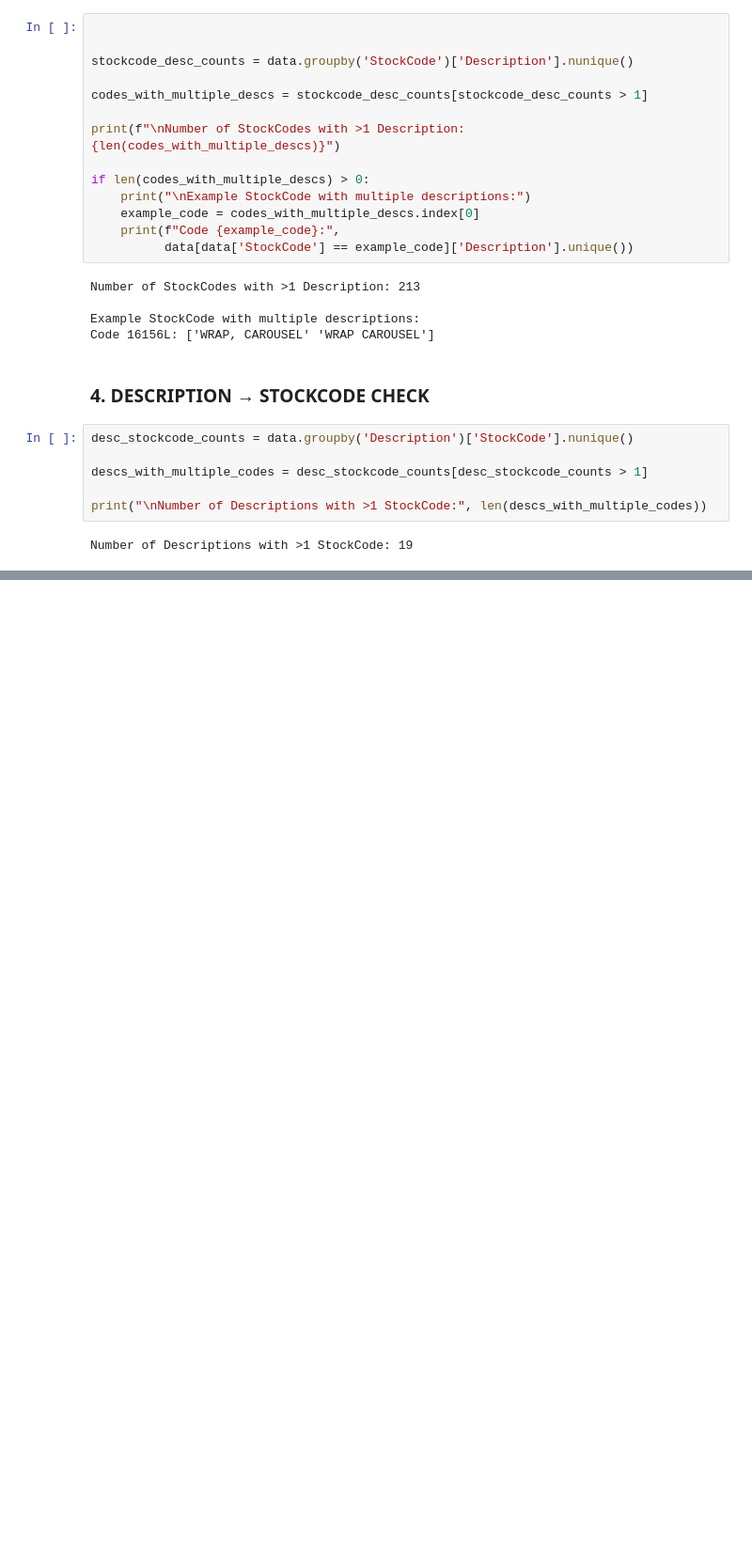
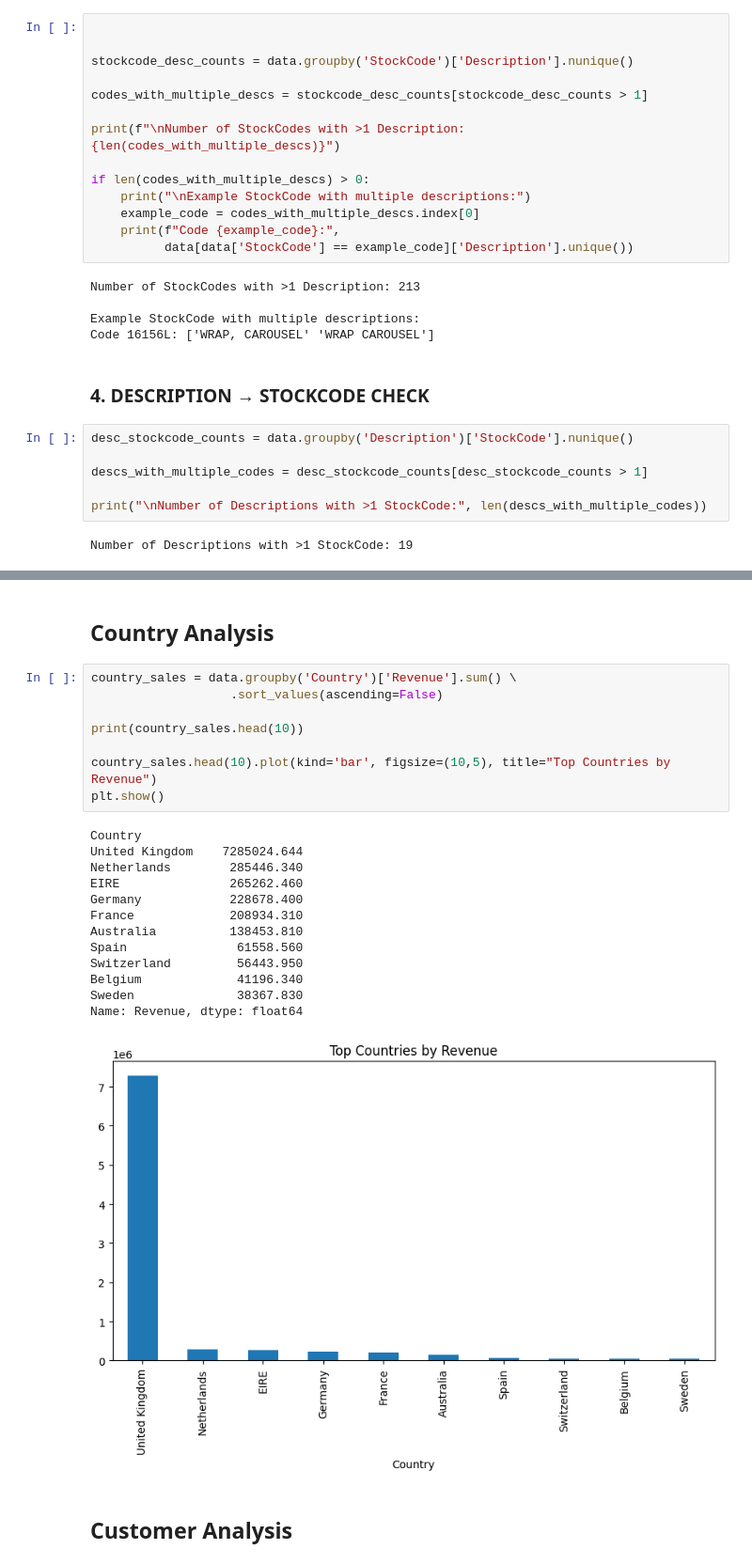
Before and after one commit to Betina-Kuriakose/FUTURE_DS_01, a Jupyter notebook: src/analysis.ipynb, the cells around one changed output, grey strips where cells are left out. Shown at 94% size. Cells and saved outputs as stored; diff of their text form; blank space fills up the shorter version.

```diff
--- a/src/analysis.ipynb
+++ b/src/analysis.ipynb
@@ -230,0 +255,26 @@ Number of Descriptions with >1 StockCode: 19
+# %% [markdown]
+## Country Analysis
+# %%
+country_sales = data.groupby('Country')['Revenue'].sum() \
+                   .sort_values(ascending=False)
+
+print(country_sales.head(10))
+
+country_sales.head(10).plot(kind='bar', figsize=(10,5), title="Top Countries by Revenue")
+plt.show()
+# %% [output]
+Country
+United Kingdom    7285024.644
+Netherlands        285446.340
+EIRE               265262.460
+Germany            228678.400
+France             208934.310
+Australia          138453.810
+Spain               61558.560
+Switzerland         56443.950
+Belgium             41196.340
+Sweden              38367.830
+Name: Revenue, dtype: float64
+[figure, added]
+# %% [markdown]
+## Customer Analysis
```
Also changed, not shown: parts of 5 cells of this notebook.
